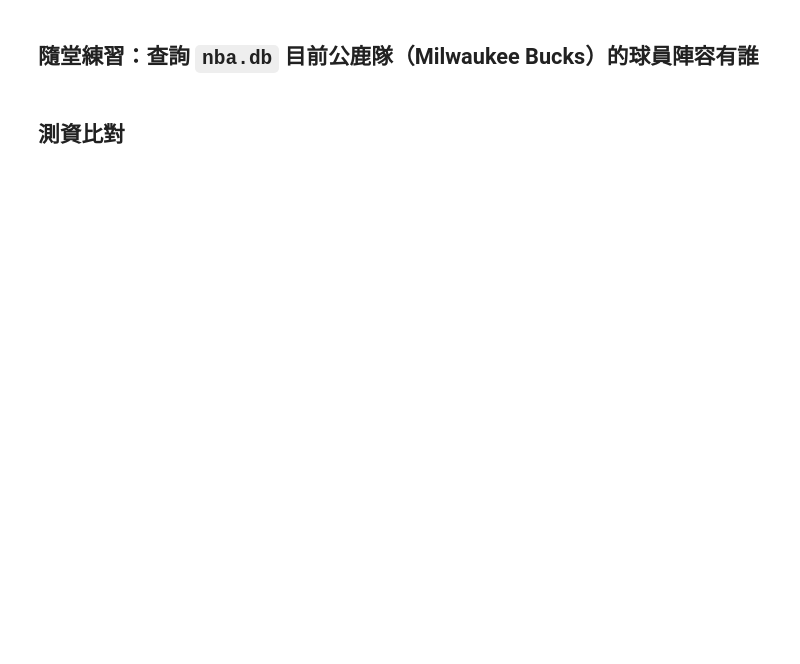
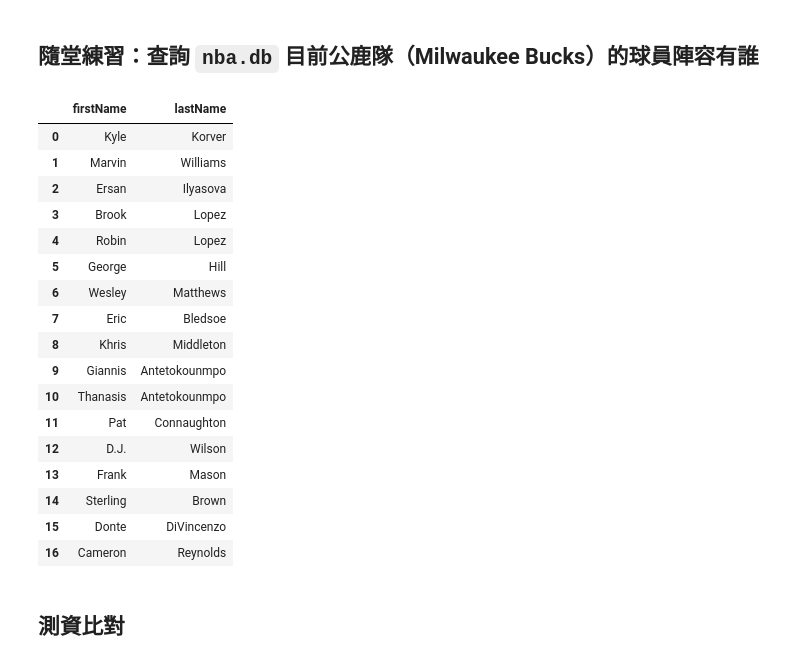
Before and after one commit to yaojenkuo/introduction-to-sql, a Jupyter notebook: 03-suggested-answers.ipynb, the cells around one changed output. Drawn from its saved outputs; the diff is of its cells as text; code cells hidden in the pictures; blank space fills up the shorter version.

```diff
--- a/03-suggested-answers.ipynb
+++ b/03-suggested-answers.ipynb
@@ -179,3 +300,37 @@ pd.read_sql(ans_query, conn_nba)
+# %%
+ans_query = """
+SELECT firstName,
+       lastName
+  FROM players
+ WHERE personId IN (
+           SELECT personId
+             FROM rosters
+            WHERE teamId = (SELECT teamId
+                              FROM teams
+                             WHERE nickname = 'Bucks')
+       );
+"""
+# 試跑看看結果
+pd.read_sql(ans_query, conn_nba)
+# %% [output]
+|  | firstName | lastName |
+| 0 | Kyle | Korver |
+| 1 | Marvin | Williams |
+| 2 | Ersan | Ilyasova |
+| 3 | Brook | Lopez |
+| 4 | Robin | Lopez |
+| 5 | George | Hill |
+| 6 | Wesley | Matthews |
+| 7 | Eric | Bledsoe |
+| 8 | Khris | Middleton |
+| 9 | Giannis | Antetokounmpo |
+| 10 | Thanasis | Antetokounmpo |
+| 11 | Pat | Connaughton |
+| 12 | D.J. | Wilson |
+| 13 | Frank | Mason |
+| 14 | Sterling | Brown |
+| 15 | Donte | DiVincenzo |
+| 16 | Cameron | Reynolds |
 # %% [markdown]
 ## 測資比對
 # %%
```
Also changed, not shown: parts of 53 cells of this notebook, 11 other files.
